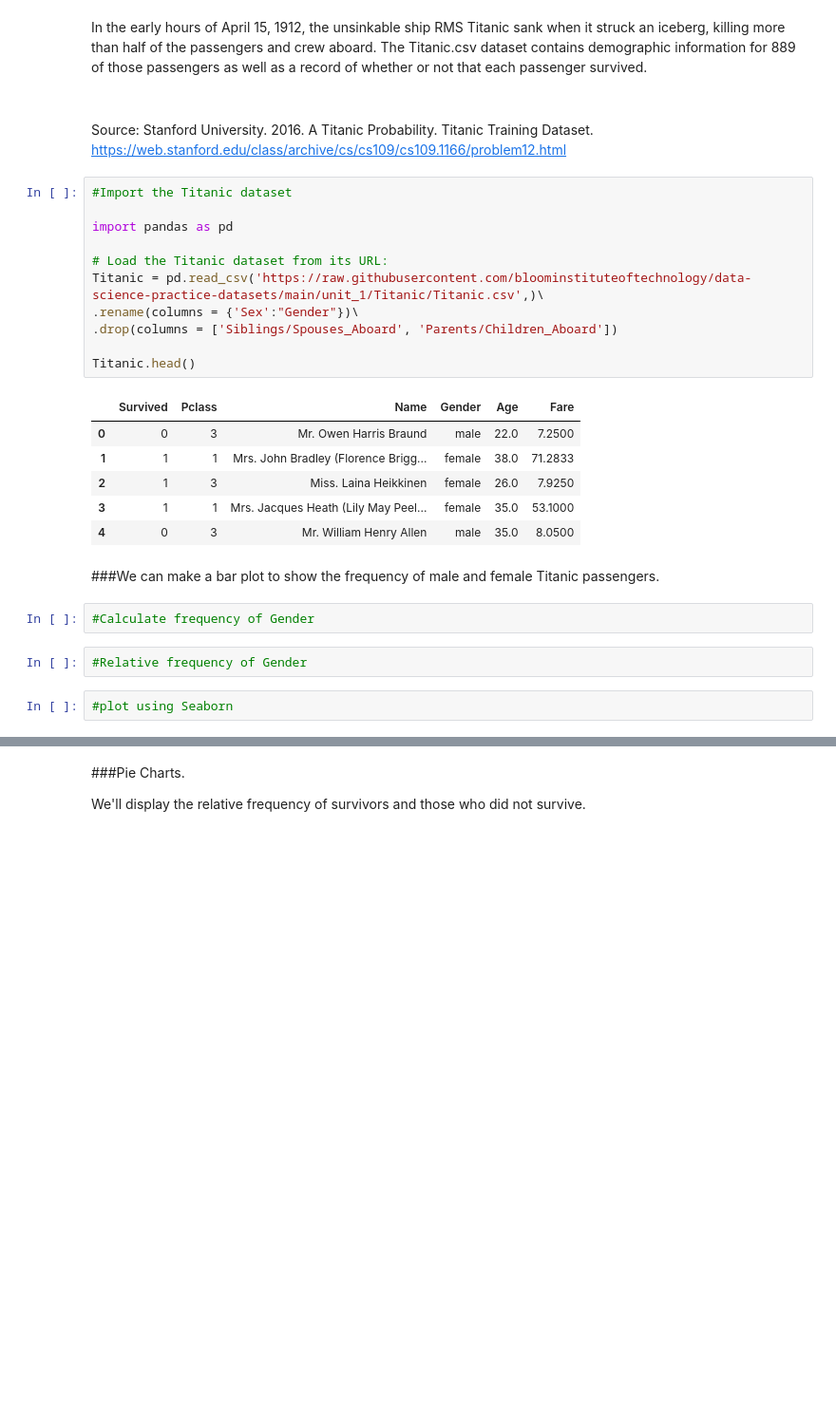
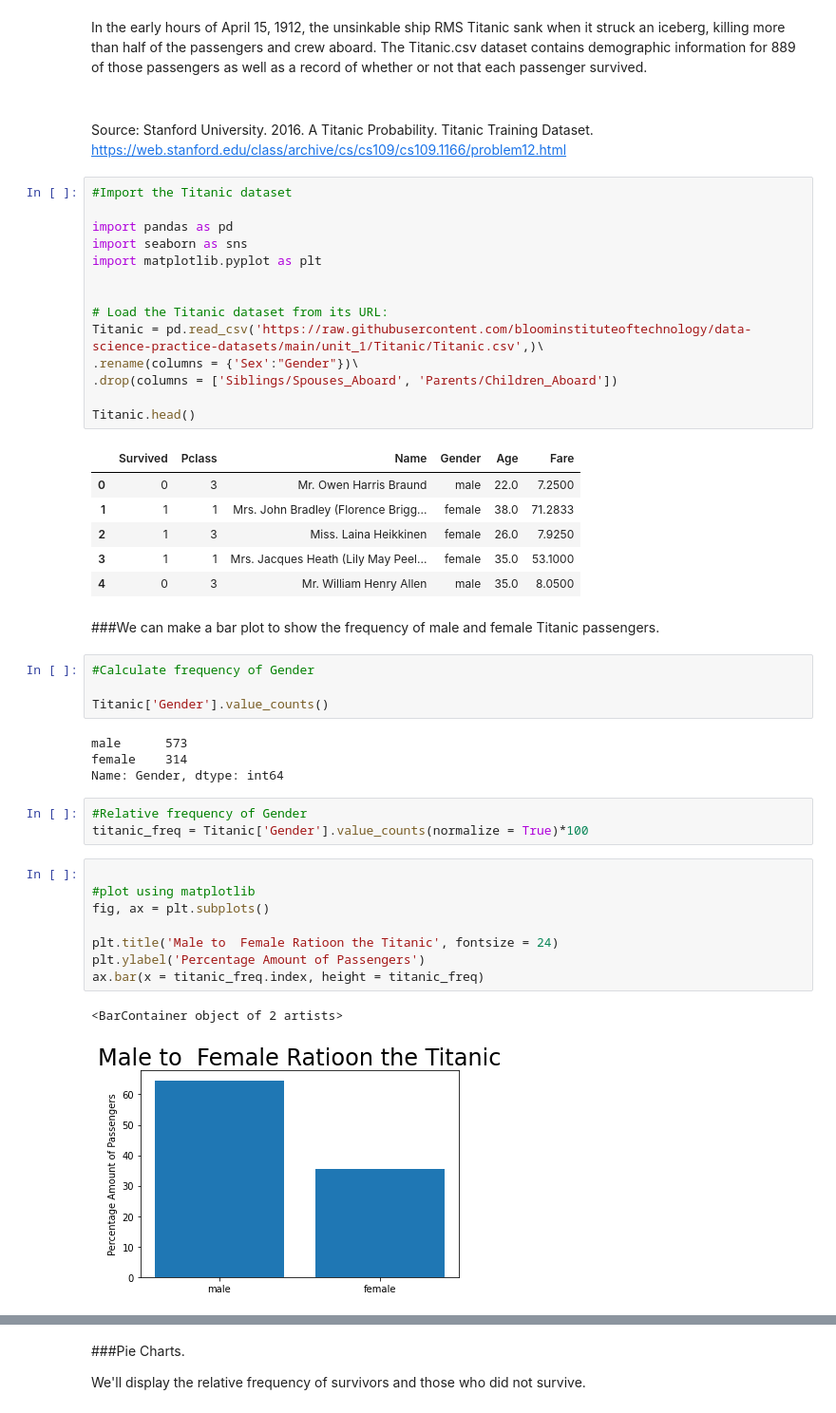
Before and after one commit to Vasanta2002/Sprint_1_git, a Jupyter notebook: module4-make-explanatory-visualizations/DS_114_Make_Explanatory_Visualizations.ipynb, the cells around one changed output, grey strips where cells are left out. Shown at 95% size. Cells and saved outputs as stored; diff of their text form; blank space fills up the shorter version.

```diff
--- a/module4-make-explanatory-visualizations/DS_114_Make_Explanatory_Visualizations.ipynb
+++ b/module4-make-explanatory-visualizations/DS_114_Make_Explanatory_Visualizations.ipynb
@@ -39,6 +39,9 @@ https://web.stanford.edu/class/archive/cs/cs109/cs109.1166/problem12.html
 #Import the Titanic dataset
 
 import pandas as pd
+import seaborn as sns
+import matplotlib.pyplot as plt
+
 
 # Load the Titanic dataset from its URL:
 Titanic = pd.read_csv('https://raw.githubusercontent.com/bloominstituteoftechnology/data-science-practice-datasets/main/unit_1/Titanic/Titanic.csv',)\
@@ -57,7 +60,23 @@ Titanic.head()
 ###We can make a bar plot to show the frequency of male and female Titanic passengers.
 # %%
 #Calculate frequency of Gender
+
+Titanic['Gender'].value_counts()
+# %% [output]
+male      573
+female    314
+Name: Gender, dtype: int64
 # %%
 #Relative frequency of Gender
+titanic_freq = Titanic['Gender'].value_counts(normalize = True)*100
-# %%
-#plot using Seaborn
+# %%
+
+#plot using matplotlib
+fig, ax = plt.subplots()
+
+plt.title('Male to  Female Ratioon the Titanic', fontsize = 24)
+plt.ylabel('Percentage Amount of Passengers')
+ax.bar(x = titanic_freq.index, height = titanic_freq)
+# %% [output]
+<BarContainer object of 2 artists>
+[figure, added]
```
Also changed, not shown: parts of 36 cells of this notebook.
